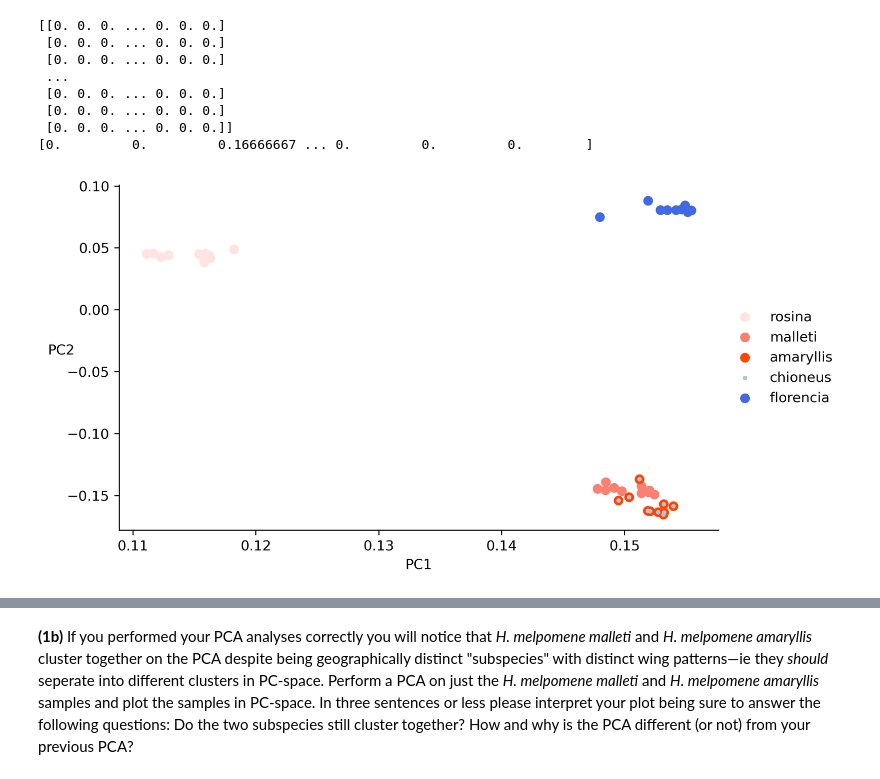
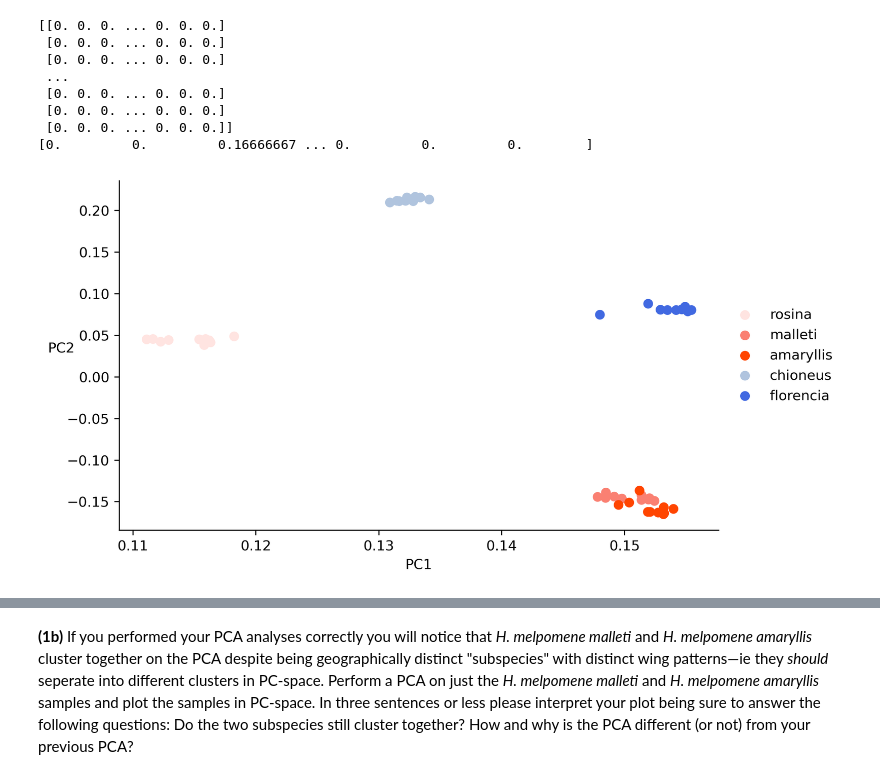
Before and after one commit to pgundral/biol1435, a Jupyter notebook: problem_set_4_PRANAV_GUNDRALA.ipynb, the cells around one changed output, grey strips where cells are left out. Drawn from its saved outputs; the diff is of its cells as text; code cells hidden in the pictures.

```diff
--- a/problem_set_4_PRANAV_GUNDRALA.ipynb
+++ b/problem_set_4_PRANAV_GUNDRALA.ipynb
@@ -203,43 +200,44 @@ eig_idx = np.argsort(eig_vals)[::-1]
 eig_vals = eig_vals[eig_idx]
 eig_vecs = eig_vecs[:, eig_idx]
 # %%
-# STEP 5: Plot your first two principal components
+## PLOTTING ##
+
 # Intialize the figure.
 fig = plt.figure(figsize=(8, 4), constrained_layout=True, dpi=300)
 # Intialize the axes.
 ax = fig.add_subplot(111)
-# Plot the simulated results.
+
+# Plot rosina, malleti, amaryllis, chioneus, florencia.
 ax.scatter(
     eig_vecs[:10, 0], eig_vecs[:10, 1],
     color='mistyrose', label='rosina',
 )
-# Plot the analytical solutions.
 ax.scatter(
     eig_vecs[10:20, 0], eig_vecs[10:20, 1],
     color='salmon', label='malleti',
 )
 ax.scatter(
     eig_vecs[20:30, 0], eig_vecs[20:30, 1],
     color='orangered', label='amaryllis',
 )
 ax.scatter(
-    eig_vecs[20:30, 0], eig_vecs[20:30, 1],
+    eig_vecs[30:40, 0], eig_vecs[30:40, 1],
     color='lightsteelblue', label='chioneus',
-    s=5,
 )
 ax.scatter(
     eig_vecs[40:50, 0], eig_vecs[40:50, 1],
     color='royalblue', label='florencia',
 )
+
 # Despine the axes.
 ax.spines['top'].set_visible(False)
 ax.spines['right'].set_visible(False)
 # Plot the legend.
 ax.legend(loc='center left', bbox_to_anchor=(1.0, 0.5), frameon=False)
 # Label the axes.
 plt.xlabel('PC1')
 plt.ylabel('PC2', rotation=0)
 # Show!
 plt.show()
 # %% [output]
-[figure, old version]
+[figure, new version]
```
Also changed, not shown: parts of 11 cells of this notebook, 1 other file.
